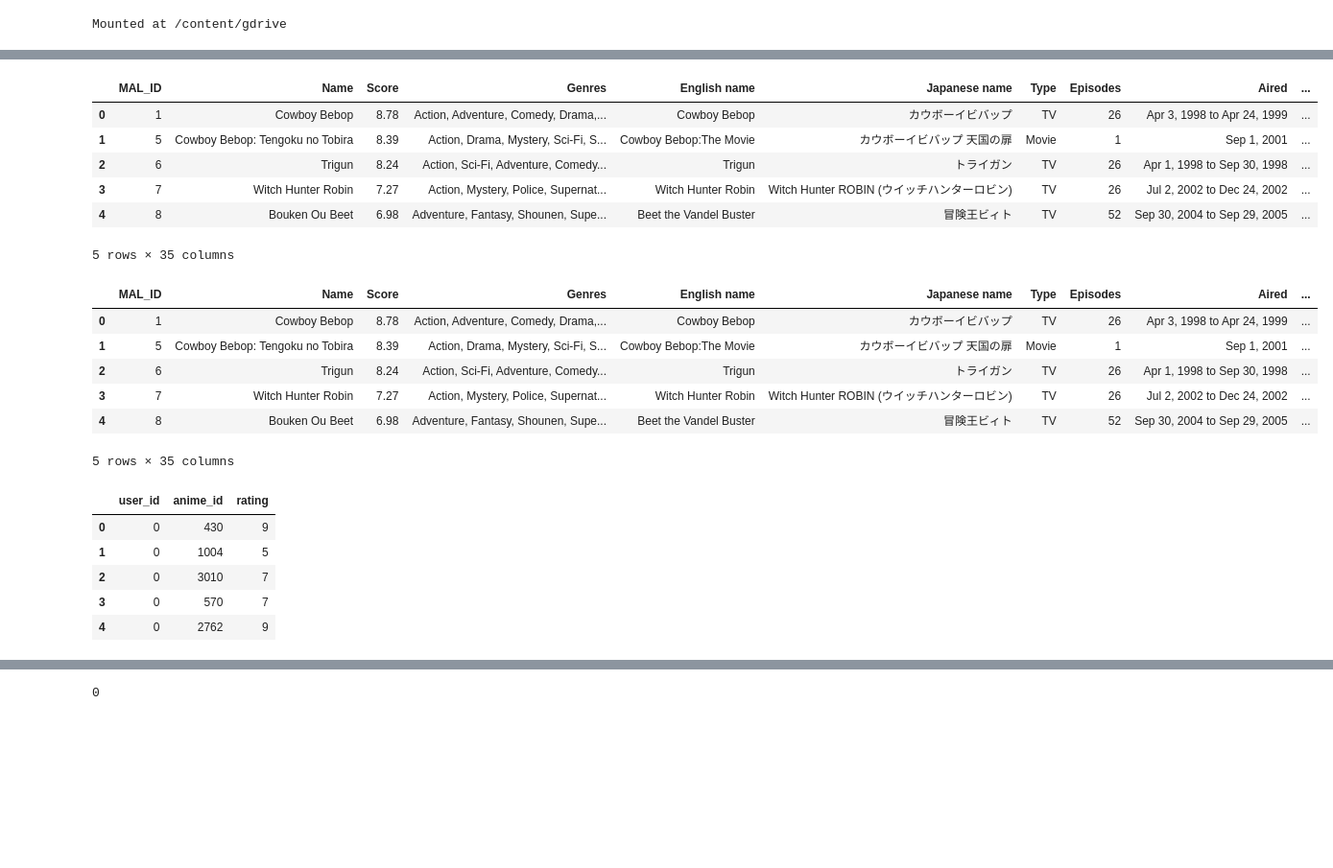
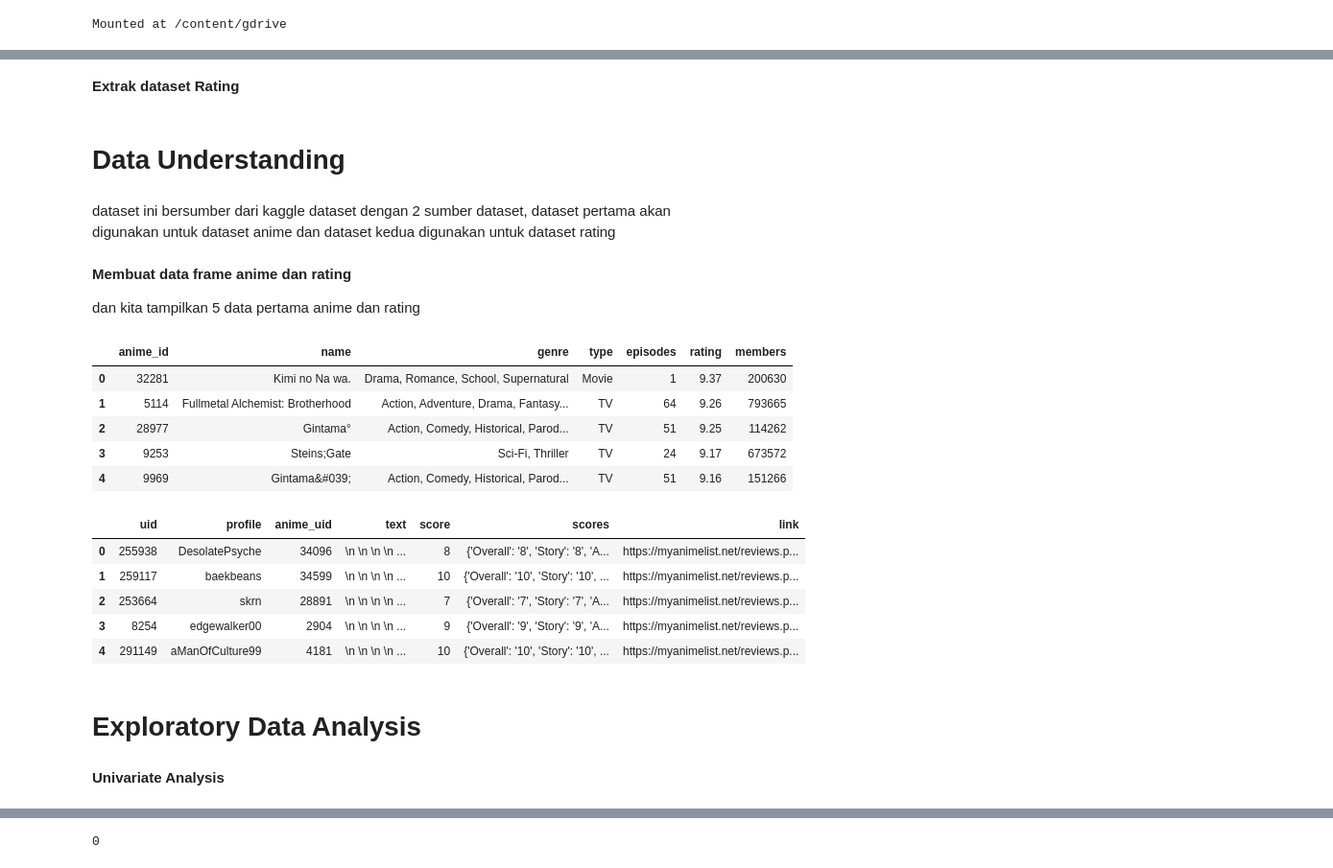
Before and after one commit to el-thobhy/Recommendation-system, a Jupyter notebook: Recommendation_System.ipynb, the cells around one changed output, grey strips where cells are left out. Shown at 96% size. Drawn from its saved outputs; the diff is of its cells as text; code cells hidden in the pictures; blank space fills up the shorter version.

```diff
--- a/Recommendation_System.ipynb
+++ b/Recommendation_System.ipynb
@@ -37,3 +63,5 @@ file = '/content/anime-recommendation-database-2020.zip'
 zip_ref = zipfile.ZipFile(file, 'r')
 zip_ref.extractall('/dataset_baru/')
 zip_ref.close()
+# %% [markdown]
+**Extrak dataset Rating**
@@ -40,33 +73,33 @@ zip_ref.close()
+# %% [markdown]
+# **Data Understanding**
+# %% [markdown]
+dataset ini bersumber dari kaggle dataset dengan 2 sumber dataset, dataset pertama akan digunakan untuk dataset anime dan dataset kedua digunakan untuk dataset rating
+# %% [markdown]
+**Membuat data frame anime dan rating**
+
+dan kita tampilkan 5 data pertama anime dan rating
 # %%
 df_anime = pd.read_csv('/dataset_baru/anime.csv')
-df_rating = pd.read_csv('/dataset_baru/rating_complete.csv')
+df_rating = pd.read_csv('/dataset_baru/reviews.csv')
 
 df_anime.head()
 # %% [output]
-|  | MAL_ID | Name | Score | Genres | English name | Japanese name | Type | Episodes | Aired | ... |
-| 0 | 1 | Cowboy Bebop | 8.78 | Action, Adventure, Comedy, Drama,... | Cowboy Bebop | カウボーイビバップ | TV | 26 | Apr 3, 1998 to Apr 24, 1999 | ... |
-| 1 | 5 | Cowboy Bebop: Tengoku no Tobira | 8.39 | Action, Drama, Mystery, Sci-Fi, S... | Cowboy Bebop:The Movie | カウボーイビバップ 天国の扉 | Movie | 1 | Sep 1, 2001 | ... |
-| 2 | 6 | Trigun | 8.24 | Action, Sci-Fi, Adventure, Comedy... | Trigun | トライガン | TV | 26 | Apr 1, 1998 to Sep 30, 1998 | ... |
-| 3 | 7 | Witch Hunter Robin | 7.27 | Action, Mystery, Police, Supernat... | Witch Hunter Robin | Witch Hunter ROBIN (ウイッチハンターロビン) | TV | 26 | Jul 2, 2002 to Dec 24, 2002 | ... |
-| 4 | 8 | Bouken Ou Beet | 6.98 | Adventure, Fantasy, Shounen, Supe... | Beet the Vandel Buster | 冒険王ビィト | TV | 52 | Sep 30, 2004 to Sep 29, 2005 | ... |
+|  | anime_id | name | genre | type | episodes | rating | members |
+| 0 | 32281 | Kimi no Na wa. | Drama, Romance, School, Supernatural | Movie | 1 | 9.37 | 200630 |
+| 1 | 5114 | Fullmetal Alchemist: Brotherhood | Action, Adventure, Drama, Fantasy... | TV | 64 | 9.26 | 793665 |
+| 2 | 28977 | Gintama° | Action, Comedy, Historical, Parod... | TV | 51 | 9.25 | 114262 |
+| 3 | 9253 | Steins;Gate | Sci-Fi, Thriller | TV | 24 | 9.17 | 673572 |
+| 4 | 9969 | Gintama&#039; | Action, Comedy, Historical, Parod... | TV | 51 | 9.16 | 151266 |
-5 rows × 35 columns
-# %%
-df_anime.sort_values(by=['MAL_ID'], inplace=True, ascending=True)
-df_anime.head()
-# %% [output]
-|  | MAL_ID | Name | Score | Genres | English name | Japanese name | Type | Episodes | Aired | ... |
-| 0 | 1 | Cowboy Bebop | 8.78 | Action, Adventure, Comedy, Drama,... | Cowboy Bebop | カウボーイビバップ | TV | 26 | Apr 3, 1998 to Apr 24, 1999 | ... |
-| 1 | 5 | Cowboy Bebop: Tengoku no Tobira | 8.39 | Action, Drama, Mystery, Sci-Fi, S... | Cowboy Bebop:The Movie | カウボーイビバップ 天国の扉 | Movie | 1 | Sep 1, 2001 | ... |
-| 2 | 6 | Trigun | 8.24 | Action, Sci-Fi, Adventure, Comedy... | Trigun | トライガン | TV | 26 | Apr 1, 1998 to Sep 30, 1998 | ... |
-| 3 | 7 | Witch Hunter Robin | 7.27 | Action, Mystery, Police, Supernat... | Witch Hunter Robin | Witch Hunter ROBIN (ウイッチハンターロビン) | TV | 26 | Jul 2, 2002 to Dec 24, 2002 | ... |
-| 4 | 8 | Bouken Ou Beet | 6.98 | Adventure, Fantasy, Shounen, Supe... | Beet the Vandel Buster | 冒険王ビィト | TV | 52 | Sep 30, 2004 to Sep 29, 2005 | ... |
-5 rows × 35 columns
 # %%
 df_rating.head()
 # %% [output]
-|  | user_id | anime_id | rating |
-| 0 | 0 | 430 | 9 |
-| 1 | 0 | 1004 | 5 |
-| 2 | 0 | 3010 | 7 |
-| 3 | 0 | 570 | 7 |
-| 4 | 0 | 2762 | 9 |
+|  | uid | profile | anime_uid | text | score | scores | link |
+| 0 | 255938 | DesolatePsyche | 34096 | \n \n \n \n ... | 8 | {'Overall': '8', 'Story': '8', 'A... | https://myanimelist.net/reviews.p... |
+| 1 | 259117 | baekbeans | 34599 | \n \n \n \n ... | 10 | {'Overall': '10', 'Story': '10', ... | https://myanimelist.net/reviews.p... |
+| 2 | 253664 | skrn | 28891 | \n \n \n \n ... | 7 | {'Overall': '7', 'Story': '7', 'A... | https://myanimelist.net/reviews.p... |
+| 3 | 8254 | edgewalker00 | 2904 | \n \n \n \n ... | 9 | {'Overall': '9', 'Story': '9', 'A... | https://myanimelist.net/reviews.p... |
+| 4 | 291149 | aManOfCulture99 | 4181 | \n \n \n \n ... | 10 | {'Overall': '10', 'Story': '10', ... | https://myanimelist.net/reviews.p... |
+# %% [markdown]
+# Exploratory Data Analysis
+# %% [markdown]
+**Univariate Analysis**
```
Also changed, not shown: parts of 124 cells of this notebook.
